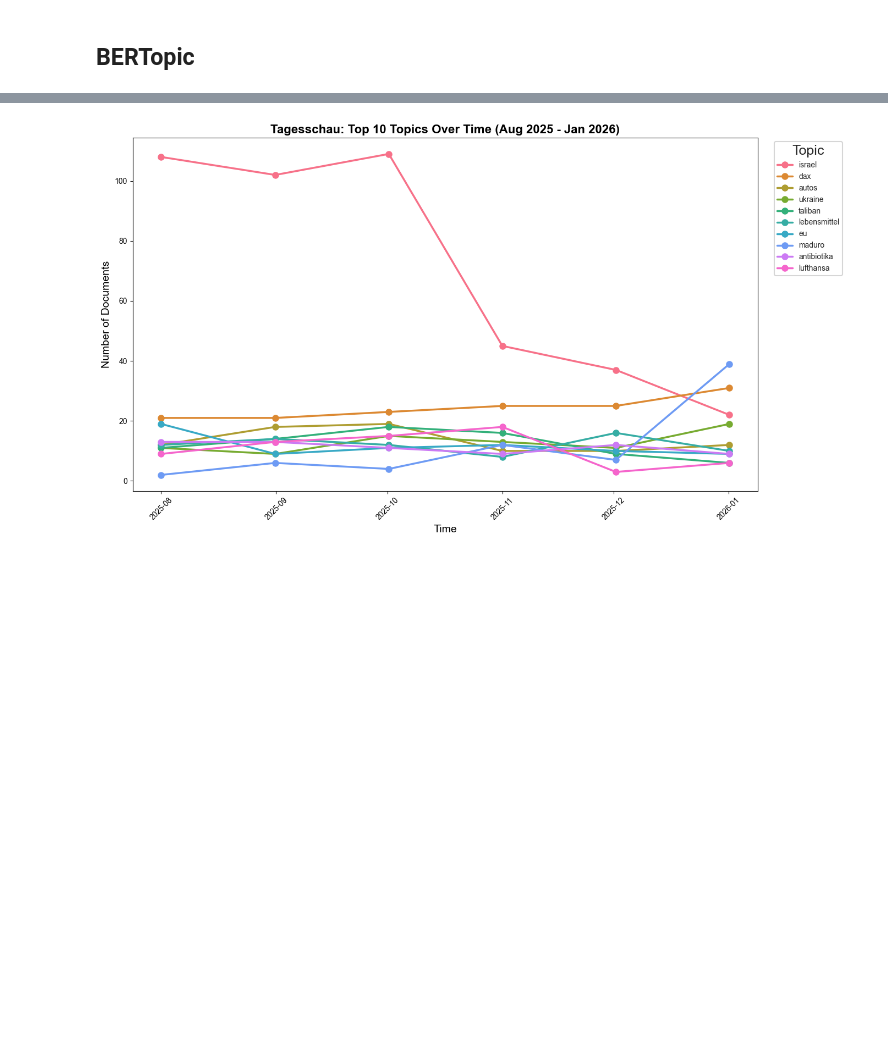
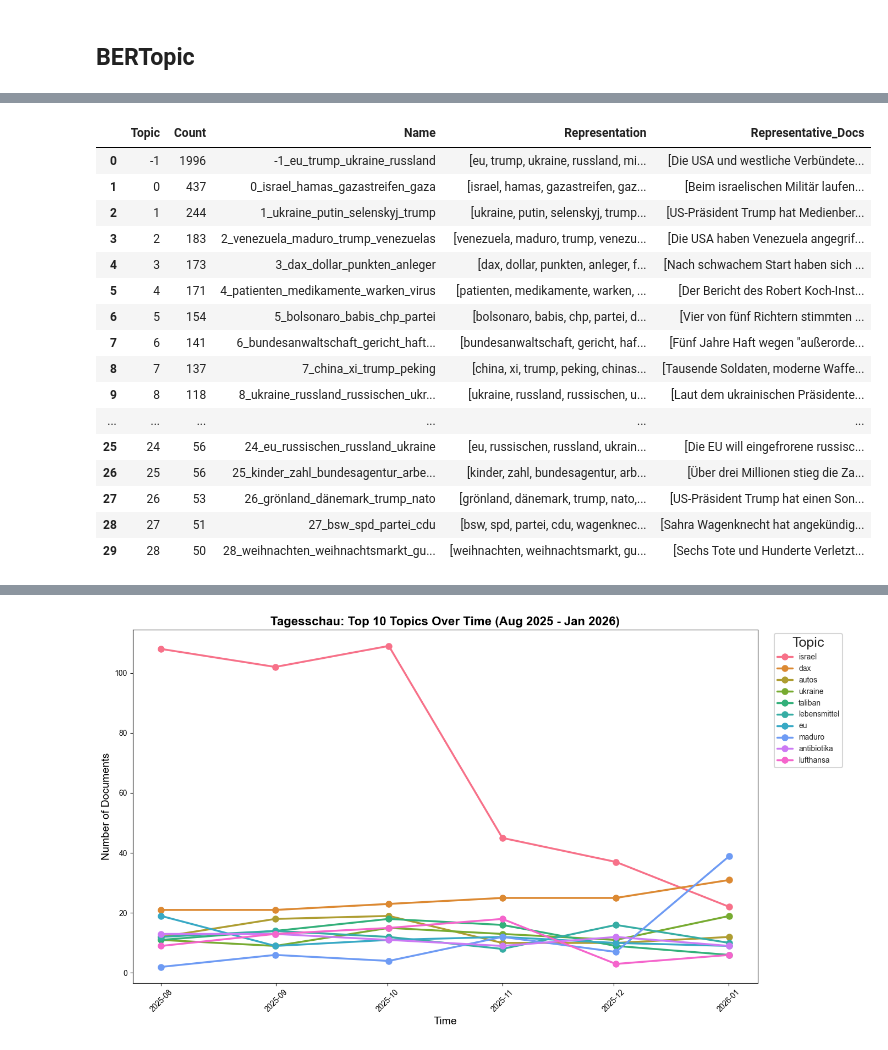
Before and after one commit to mattishaumann/Thesis, a Jupyter notebook: data preprocessing/06_Tagesschau.ipynb, the cells around one changed output, grey strips where cells are left out. Saved outputs shown, nothing was run; the diff lists cells and outputs as text; code cells hidden in the pictures; blank space fills up the shorter version.

```diff
--- a/data preprocessing/06_Tagesschau.ipynb
+++ b/data preprocessing/06_Tagesschau.ipynb
@@ -544,0 +653,17 @@ plt.show()
+# %%
+# 1) BERTopic on full article text
+result_full_text = run_bertopic_pipeline(
+    df=df_clean,
+    text_col="Text",
+    config=BERTopicConfig(
+    hdbscan_min_cluster_size=25,
+    hdbscan_min_samples=4,
+    umap_n_neighbors=45,
+    umap_min_dist=0.05,
+),
+    id_col="URL",
+    source_name="Tagesschau",
+)
+
+# Keep downstream notebook cells unchanged (they use `result`)
+result = result_full_text
@@ -544,0 +686,21 @@ plt.show()
+# %%
+topic_info = result["topic_info"]
+topic_info.head(30)
+# %% [output]
+|  | Topic | Count | Name | Representation | Representative_Docs |
+| 0 | -1 | 1996 | -1_eu_trump_ukraine_russland | [eu, trump, ukraine, russland, mi... | [Die USA und westliche Verbündete... |
+| 1 | 0 | 437 | 0_israel_hamas_gazastreifen_gaza | [israel, hamas, gazastreifen, gaz... | [Beim israelischen Militär laufen... |
+| 2 | 1 | 244 | 1_ukraine_putin_selenskyj_trump | [ukraine, putin, selenskyj, trump... | [US-Präsident Trump hat Medienber... |
+| 3 | 2 | 183 | 2_venezuela_maduro_trump_venezuelas | [venezuela, maduro, trump, venezu... | [Die USA haben Venezuela angegrif... |
+| 4 | 3 | 173 | 3_dax_dollar_punkten_anleger | [dax, dollar, punkten, anleger, f... | [Nach schwachem Start haben sich ... |
+| 5 | 4 | 171 | 4_patienten_medikamente_warken_virus | [patienten, medikamente, warken, ... | [Der Bericht des Robert Koch-Inst... |
+| 6 | 5 | 154 | 5_bolsonaro_babis_chp_partei | [bolsonaro, babis, chp, partei, d... | [Vier von fünf Richtern stimmten ... |
+| 7 | 6 | 141 | 6_bundesanwaltschaft_gericht_haft... | [bundesanwaltschaft, gericht, haf... | [Fünf Jahre Haft wegen "außerorde... |
+| 8 | 7 | 137 | 7_china_xi_trump_peking | [china, xi, trump, peking, chinas... | [Tausende Soldaten, moderne Waffe... |
+| 9 | 8 | 118 | 8_ukraine_russland_russischen_ukr... | [ukraine, russland, russischen, u... | [Laut dem ukrainischen Präsidente... |
+| ... | ... | ... | ... | ... | ... |
+| 25 | 24 | 56 | 24_eu_russischen_russland_ukraine | [eu, russischen, russland, ukrain... | [Die EU will eingefrorene russisc... |
+| 26 | 25 | 56 | 25_kinder_zahl_bundesagentur_arbe... | [kinder, zahl, bundesagentur, arb... | [Über drei Millionen stieg die Za... |
+| 27 | 26 | 53 | 26_grönland_dänemark_trump_nato | [grönland, dänemark, trump, nato,... | [US-Präsident Trump hat einen Son... |
+| 28 | 27 | 51 | 27_bsw_spd_partei_cdu | [bsw, spd, partei, cdu, wagenknec... | [Sahra Wagenknecht hat angekündig... |
+| 29 | 28 | 50 | 28_weihnachten_weihnachtsmarkt_gu... | [weihnachten, weihnachtsmarkt, gu... | [Sechs Tote und Hunderte Verletzt... |
```
Also changed, not shown: parts of 45 cells of this notebook, 17 other files.
